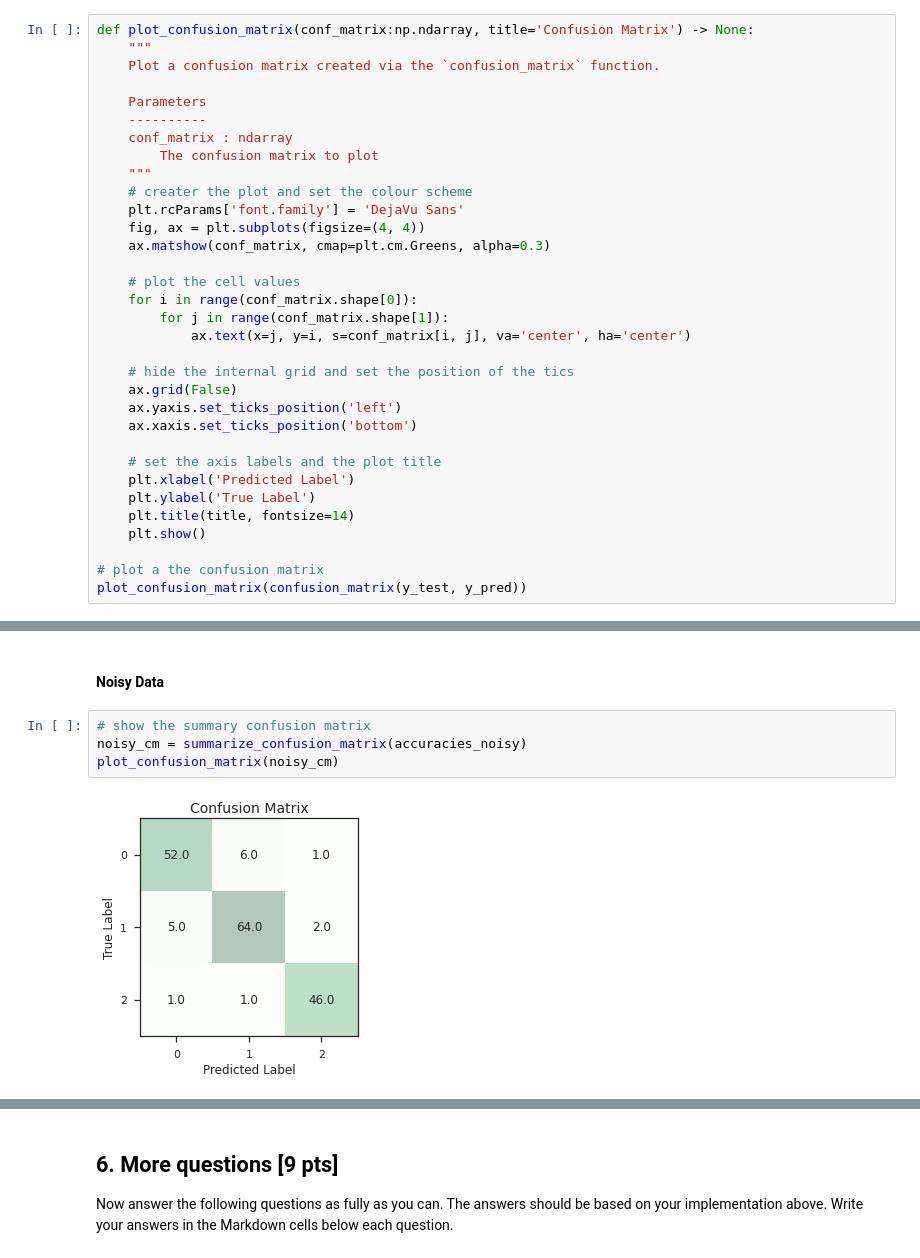
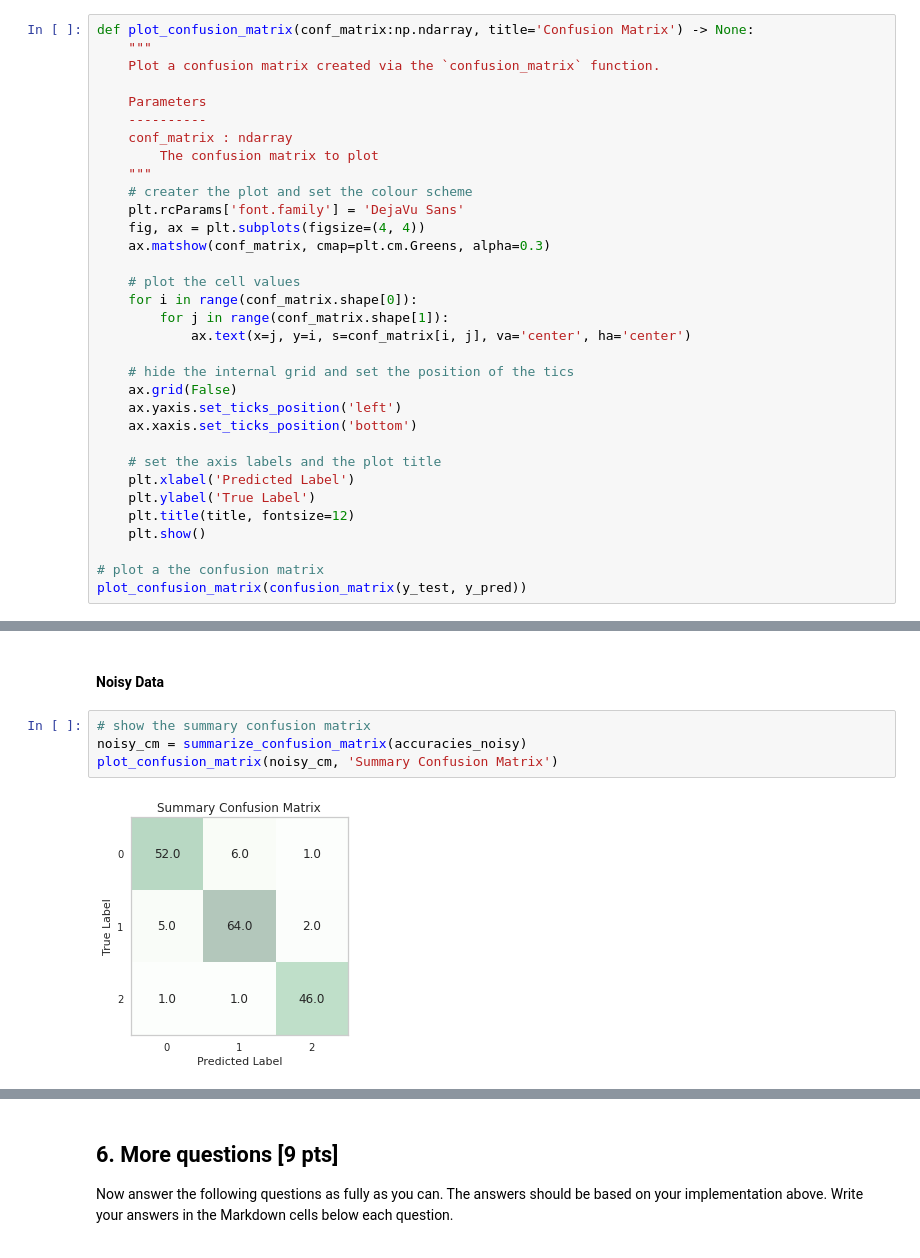
Before and after one commit to JohnnyFoulds/dsm040-2021-oct, a Jupyter notebook: coursework_01/cw.ipynb, the cells around one changed output, grey strips where cells are left out. Drawn from its saved outputs; the diff is of its cells as text.

```diff
--- a/coursework_01/cw.ipynb
+++ b/coursework_01/cw.ipynb
@@ -553,7 +550,7 @@ def plot_confusion_matrix(conf_matrix:np.ndarray, title='Confusion Matrix') -> N
     # set the axis labels and the plot title
     plt.xlabel('Predicted Label')
     plt.ylabel('True Label')
-    plt.title(title, fontsize=14)
+    plt.title(title, fontsize=12)
     plt.show()
 
 # plot a the confusion matrix
@@ -1029,6 +1051,6 @@ plot_confusion_matrix(clean_cm)
 # %%
 # show the summary confusion matrix
 noisy_cm = summarize_confusion_matrix(accuracies_noisy)
-plot_confusion_matrix(noisy_cm)
+plot_confusion_matrix(noisy_cm, 'Summary Confusion Matrix')
 # %% [output]
-[figure, old version]
+[figure, new version]
```
Also changed, not shown: parts of 17 cells of this notebook, 1 other file.
